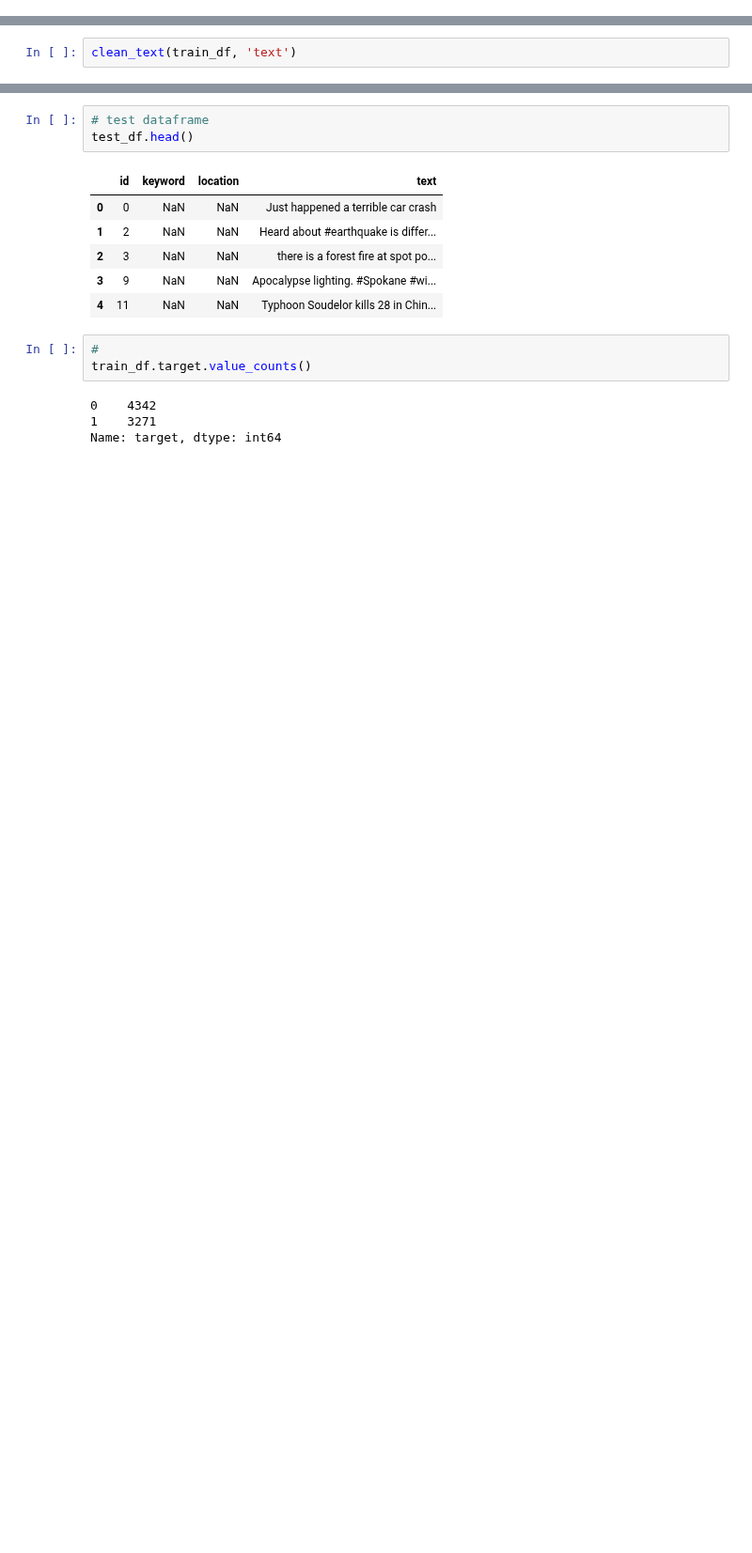
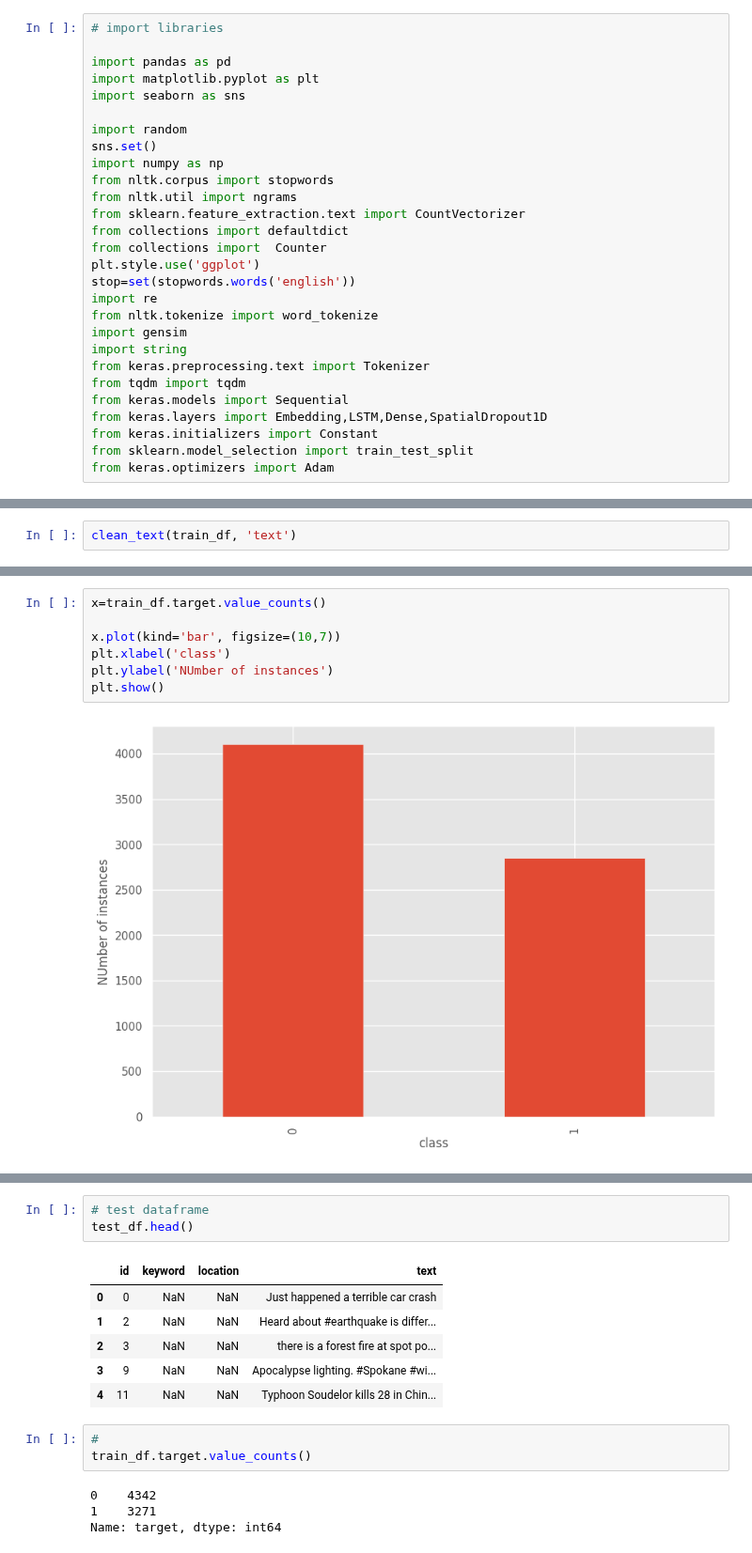
Before and after one commit to 0xpix/Kaggle-competitions, a Jupyter notebook: nlp_with_disaster_tweets.ipynb, the cells around one changed output, grey strips where cells are left out. Shown at 94% size. Saved outputs shown, nothing was run; the diff lists cells and outputs as text; blank space fills up the shorter version.

```diff
--- a/nlp_with_disaster_tweets.ipynb
+++ b/nlp_with_disaster_tweets.ipynb
@@ -31,0 +27,28 @@ import random
+# %%
+# import libraries
+
+import pandas as pd
+import matplotlib.pyplot as plt
+import seaborn as sns
+
+import random
+sns.set()
+import numpy as np
+from nltk.corpus import stopwords
+from nltk.util import ngrams
+from sklearn.feature_extraction.text import CountVectorizer
+from collections import defaultdict
+from collections import  Counter
+plt.style.use('ggplot')
+stop=set(stopwords.words('english'))
+import re
+from nltk.tokenize import word_tokenize
+import gensim
+import string
+from keras.preprocessing.text import Tokenizer
+from tqdm import tqdm
+from keras.models import Sequential
+from keras.layers import Embedding,LSTM,Dense,SpatialDropout1D
+from keras.initializers import Constant
+from sklearn.model_selection import train_test_split
+from keras.optimizers import Adam
@@ -130,0 +110,9 @@ train_df['text'][7586]
+# %%
+x=train_df.target.value_counts()
+
+x.plot(kind='bar', figsize=(10,7))
+plt.xlabel('class')
+plt.ylabel('NUmber of instances')
+plt.show()
+# %% [output]
+[figure, added]
```
Also changed, not shown: parts of 86 cells of this notebook.
